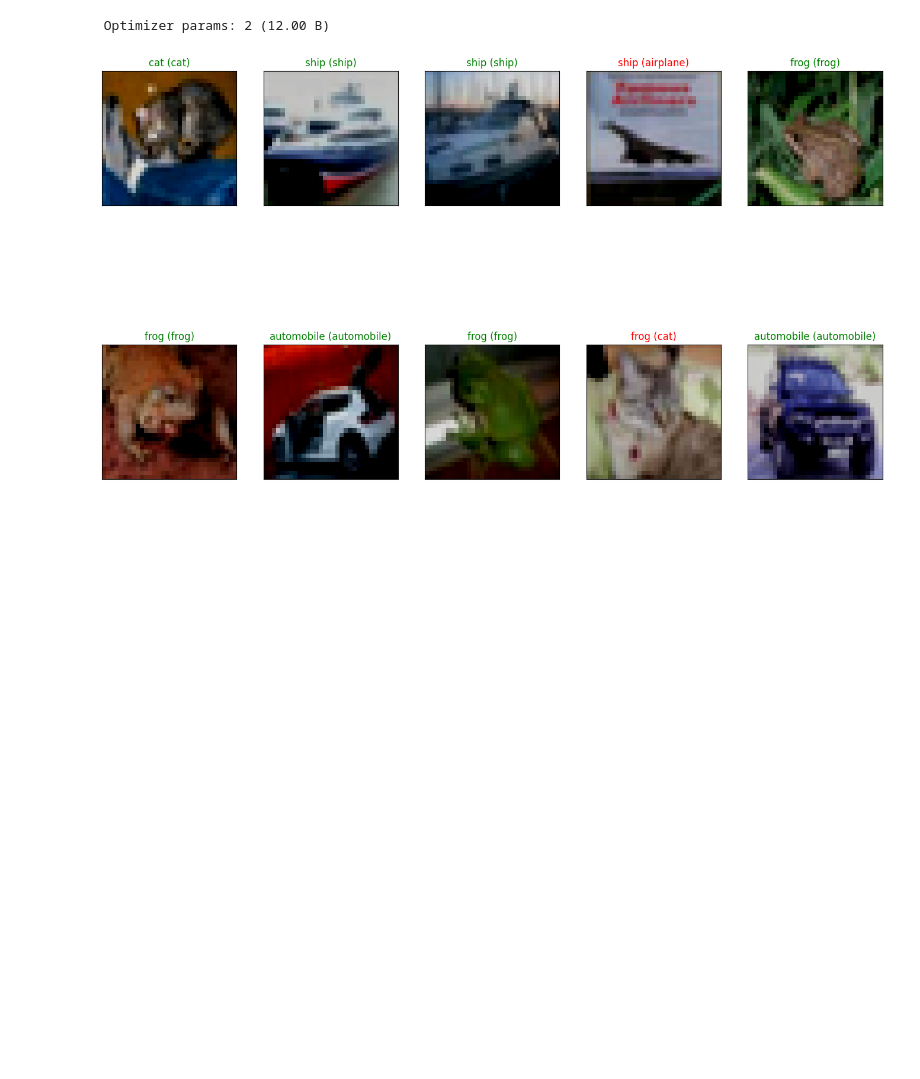
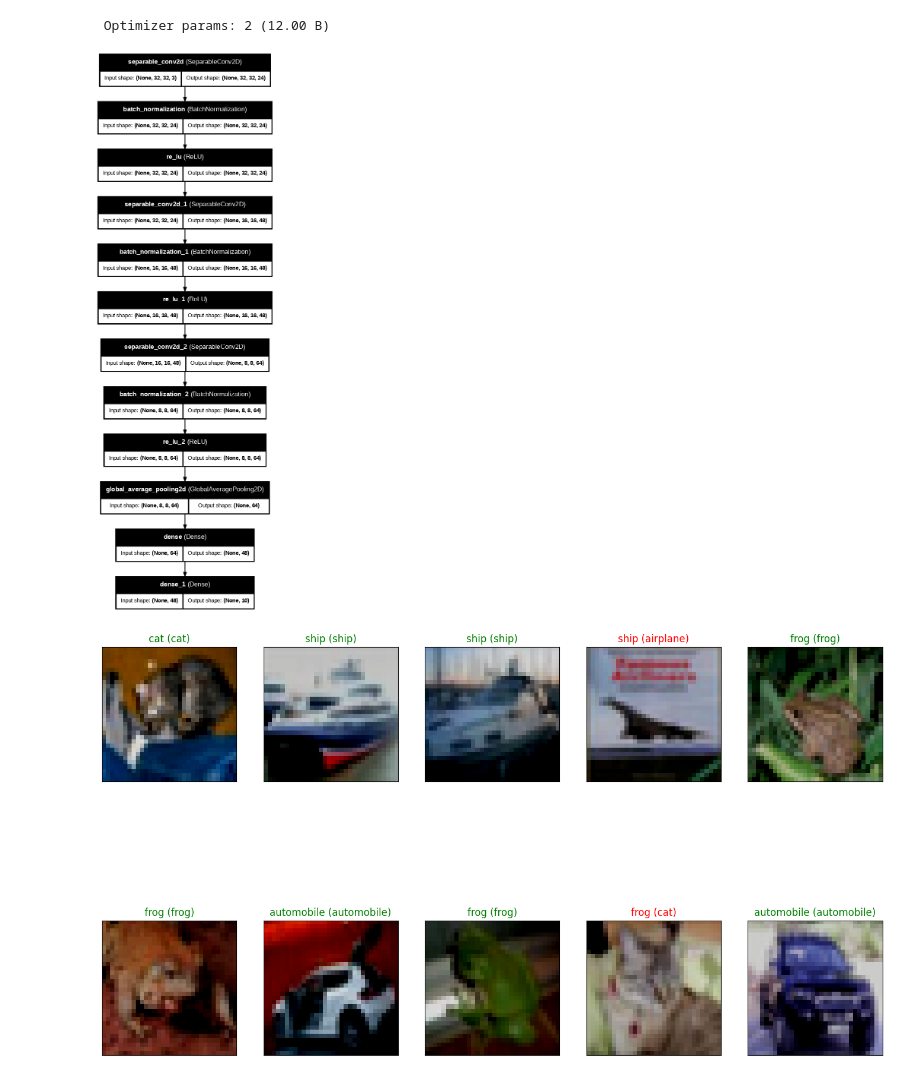
Before and after one commit to lam1910/action-learning, a Jupyter notebook: notebooks/action_learning_demo_custom_cnn.ipynb, the cells around one changed output. Cells and saved outputs as stored; diff of their text form; code cells hidden in the pictures; blank space fills up the shorter version.

Commit message:
added model explaination

```diff
--- a/notebooks/action_learning_demo_custom_cnn.ipynb
+++ b/notebooks/action_learning_demo_custom_cnn.ipynb
@@ -67,6 +70,12 @@ Model: "sequential"
  Trainable params: 8,989 (35.11 KB)
  Non-trainable params: 272 (1.06 KB)
  Optimizer params: 2 (12.00 B)
+# %%
+tf.keras.utils.plot_model(model, dpi=75,
+                          show_shapes=True,
+                          show_layer_names=True)
+# %% [output]
+[figure, added]
 # %%
 class LightingLayer(tf.keras.layers.Layer):
     def __init__(self, brightness_factor=1.0, contrast_factor=1.0, **kwargs):
```
Also changed, not shown: parts of 2 cells of this notebook.
